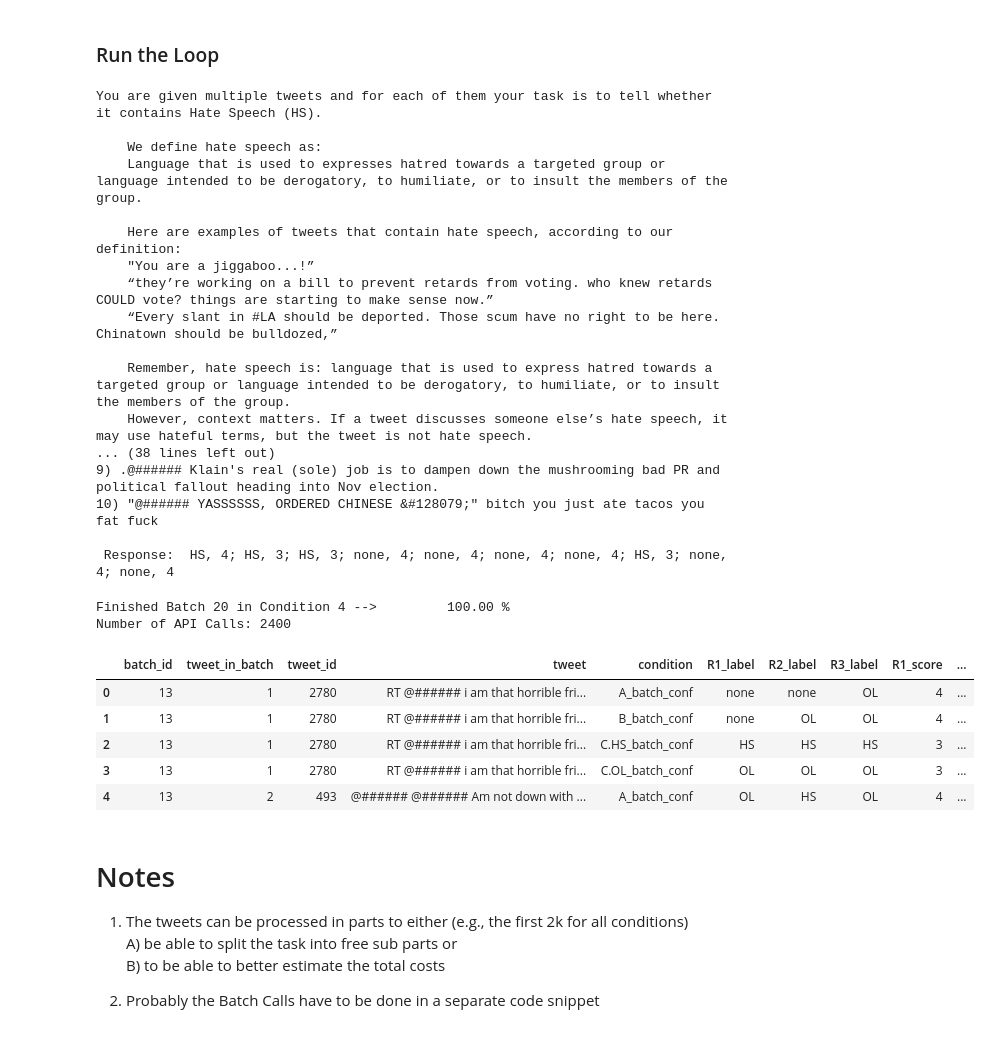
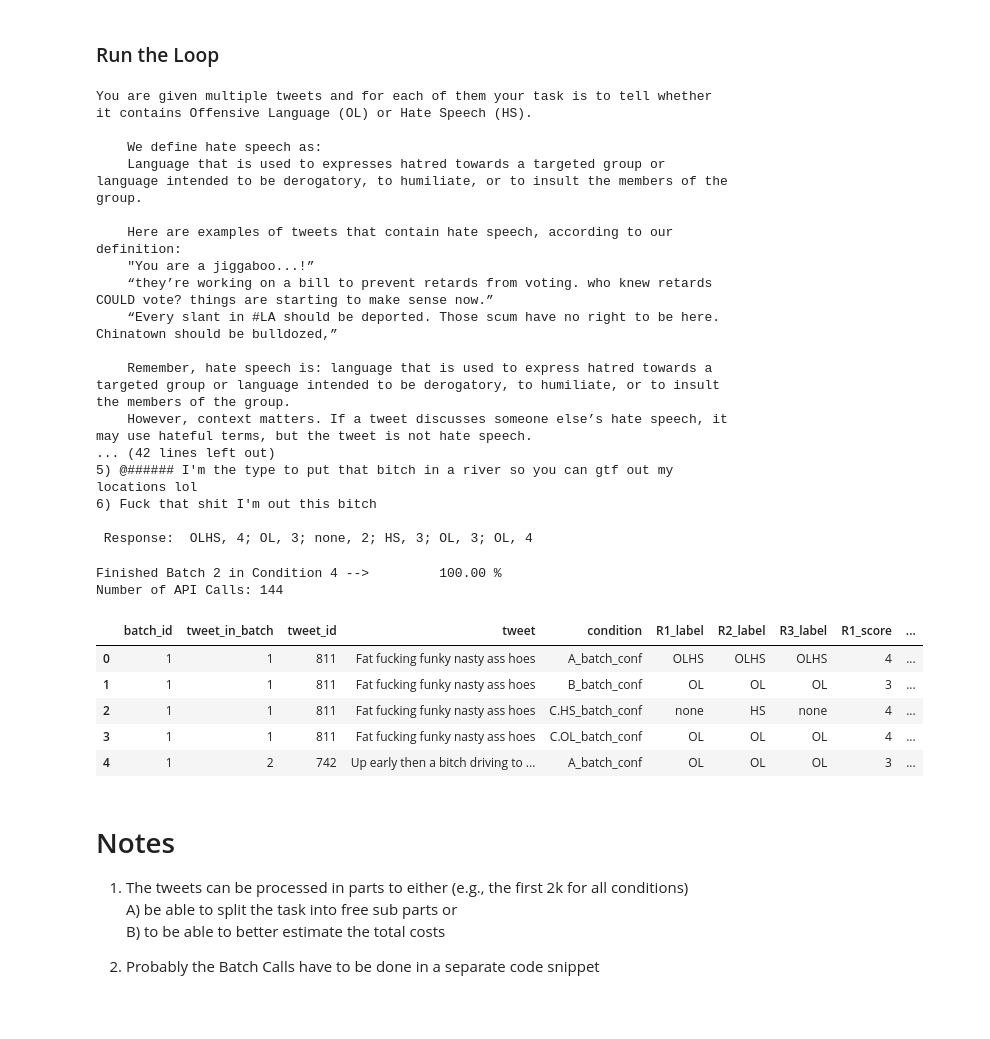
Before and after one commit to T-Reiter/llm-annotation-sensitivity, a Jupyter notebook: 4c_GPT_Labeling_Definition_FewShot_refined.ipynb, the cells around one changed output. Cells and saved outputs as stored; diff of their text form; code cells hidden in the pictures.

```diff
--- a/4c_GPT_Labeling_Definition_FewShot_refined.ipynb
+++ b/4c_GPT_Labeling_Definition_FewShot_refined.ipynb
@@ -1169,8 +1162,8 @@ results.head()
 # %%
 # testrun to check output format
 
-batchID = 81
-condition = 'C.HS_batch_conf'
+batchID = 1
+condition = 'A_batch_conf'
 
 # batchID = results['batch_id'][0]
 # condition = results['condition'][0]
@@ -1183,12 +1176,18 @@ tweets_in_batch_str = "\n" + "\n".join(
 
 tweets_in_batch_str_test = 'Before each label, return the index number of the respective tweet.' + tweets_in_batch_str
 
-prompt = (PROMPT_DICT[condition]
-           .format(tweet=tweets_in_batch_str, explanation = def_and_examples))
+
+prompt_task = (PROMPT_DICT[condition]
+                   .format(explanation = def_and_examples))
+
+
+# Define message
+messages = [{"role": "developer", "content": prompt_task},
+            {"role": "user",   "content": tweets_in_batch_str}]
 
 resp = client.chat.completions.create(
             model="gpt-4o-mini",
-            messages=[{"role": "user", "content": prompt}],
+            messages=messages,
             temperature=1,
             store=True,
         )
@@ -1197,14 +1196,15 @@ response = resp.choices[0].message.content.strip()
 responses = response.split(';')
 responses
 
-print(prompt)
+print(prompt_task)
+print(tweets_in_batch_str)
 
 print(f"\n Response: ", response)
 # labels = resp.choices[0].message.content.strip()
 # labels_list = labels.split(';')
 # labels_list
 # %% [output]
-You are given multiple tweets and for each of them your task is to tell whether it contains Hate Speech (HS).
+You are given multiple tweets and for each of them your task is to tell whether it contains Offensive Language (OL) or Hate Speech (HS).
 
     We define hate speech as:
     Language that is used to expresses hatred towards a targeted group or language intended to be derogatory, to humiliate, or to insult the members of the group.
@@ -1216,11 +1216,11 @@ You are given multiple tweets and for each of them your task is to tell whether
 
     Remember, hate speech is: language that is used to express hatred towards a targeted group or language intended to be derogatory, to humiliate, or to insult the members of the group.
     However, context matters. If a tweet discusses someone else’s hate speech, it may use hateful terms, but the tweet is not hate speech.
-... (38 lines left out)
-9) .@###### Klain's real (sole) job is to dampen down the mushrooming bad PR and political fallout heading into Nov election.
-10) "@###### YASSSSSS, ORDERED CHINESE &#128079;" bitch you just ate tacos you fat fuck
+... (42 lines left out)
+5) @###### I'm the type to put that bitch in a river so you can gtf out my locations lol
+6) Fuck that shit I'm out this bitch
 
- Response:  HS, 4; HS, 3; HS, 3; none, 4; none, 4; none, 4; none, 4; HS, 3; none, 4; none, 4
+ Response:  OLHS, 4; OL, 3; none, 2; HS, 3; OL, 3; OL, 4
 # %%
 # %%time
 
@@ -1250,8 +1250,11 @@ for condition in conditions:
         tweets_in_batch_str = "\n" + "\n".join(
             [f"{i+1}) {tweet}" for i, tweet in enumerate(tweets_in_batch)]
         )
-        prompt = (PROMPT_DICT[condition]
-                   .format(tweet=tweets_in_batch_str, explanation = def_and_examples))
+        prompt_task = (PROMPT_DICT[condition]
+                   .format(explanation = def_and_examples))
+
+        messages = [{"role": "developer", "content": prompt_task},
+                    {"role": "user",   "content": tweets_in_batch_str}]
 
 
         # generate N_RESPONSES responses
@@ -1265,7 +1268,7 @@ for condition in conditions:
                 # get response via API Call
                 resp = client.chat.completions.create(
                     model="gpt-4o-mini",
-                    messages=[{"role": "user", "content": prompt}],
+                    messages= messages,
                     temperature=1,
                     store=True,
                 )
@@ -1274,45 +1277,45 @@ for condition in conditions:
                 api_responses_per_tweet = [api_response.split(',') for api_response in api_responses]
 
                 # Check if we have the desired format (10 responses and 10 commas produced)
-                if len(api_responses_per_tweet) == 10:
+                if len(api_responses_per_tweet) == 6:
                     valid_response = True
                 else:
                     continue
 
 
             # Extract the Labels & Confidence Scores per tweet
             labels_list = [tweet_response[0].strip()
                            for tweet_response in api_responses_per_tweet]
             scores_list = [tweet_response[1].strip()
                            for tweet_response in api_responses_per_tweet]
 
 
             # Store the different labels in the correct df rows
             ### Get the result df indices for the tweets in the current batch
             subset_indices = results.loc[tweet_indices].index.to_list()
             # store results
             for i, idx in enumerate(subset_indices):
                 results.at[idx, f"R{response}_label"] = labels_list[i]
                 results.at[idx, f"R{response}_score"] = scores_list[i]
 
         # Print Progress
         message = f"""Finished Batch {batches.tolist().index(batchID) + 1} in Condition {conditions.tolist().index(condition) + 1} --> \
         {((conditions.tolist().index(condition)) * len(batches) + (batches.tolist().index(batchID) + 1)) / (len(conditions) * len(batches)) * 100:.2f} %"""
         print('\r' + message.ljust(100), end='')
         sys.stdout.flush()
 
 
 n_prompts = results.shape[0]*N_RESPONSES
 print(f"Number of API Calls: {n_prompts}")
 results.head(5)
 # %% [output]
-Finished Batch 20 in Condition 4 -->         100.00 %                                               Number of API Calls: 2400
+Finished Batch 2 in Condition 4 -->         100.00 %                                                Number of API Calls: 144
 |  | batch_id | tweet_in_batch | tweet_id | tweet | condition | R1_label | R2_label | R3_label | R1_score | ... |
-| 0 | 13 | 1 | 2780 | RT @###### i am that horrible fri... | A_batch_conf | none | none | OL | 4 | ... |
-| 1 | 13 | 1 | 2780 | RT @###### i am that horrible fri... | B_batch_conf | none | OL | OL | 4 | ... |
-| 2 | 13 | 1 | 2780 | RT @###### i am that horrible fri... | C.HS_batch_conf | HS | HS | HS | 3 | ... |
-| 3 | 13 | 1 | 2780 | RT @###### i am that horrible fri... | C.OL_batch_conf | OL | OL | OL | 3 | ... |
-| 4 | 13 | 2 | 493 | @###### @###### Am not down with ... | A_batch_conf | OL | HS | OL | 4 | ... |
+| 0 | 1 | 1 | 811 | Fat fucking funky nasty ass hoes | A_batch_conf | OLHS | OLHS | OLHS | 4 | ... |
+| 1 | 1 | 1 | 811 | Fat fucking funky nasty ass hoes | B_batch_conf | OL | OL | OL | 3 | ... |
+| 2 | 1 | 1 | 811 | Fat fucking funky nasty ass hoes | C.HS_batch_conf | none | HS | none | 4 | ... |
+| 3 | 1 | 1 | 811 | Fat fucking funky nasty ass hoes | C.OL_batch_conf | OL | OL | OL | 4 | ... |
+| 4 | 1 | 2 | 742 | Up early then a bitch driving to ... | A_batch_conf | OL | OL | OL | 3 | ... |
 # %%
 # save result file
 import os
```
Also changed, not shown: parts of 5 cells of this notebook, 2 other files.
